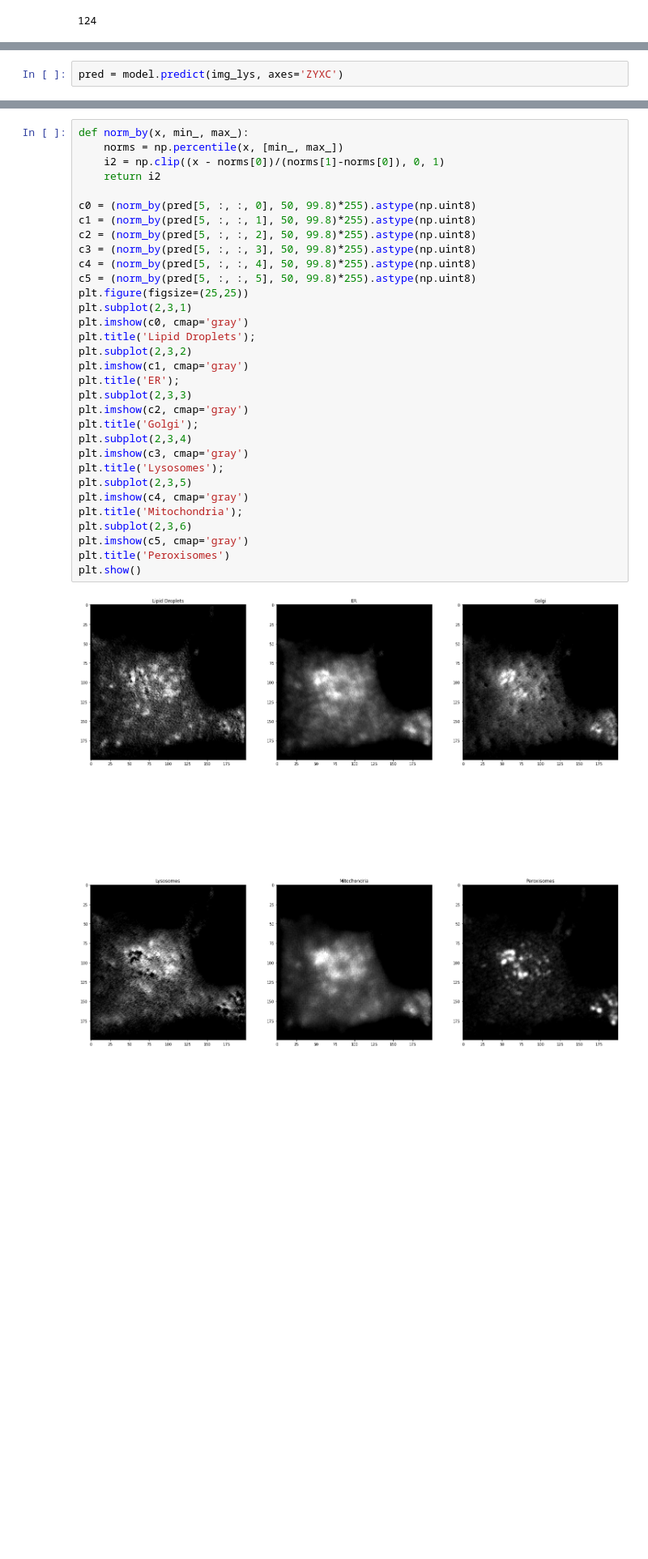
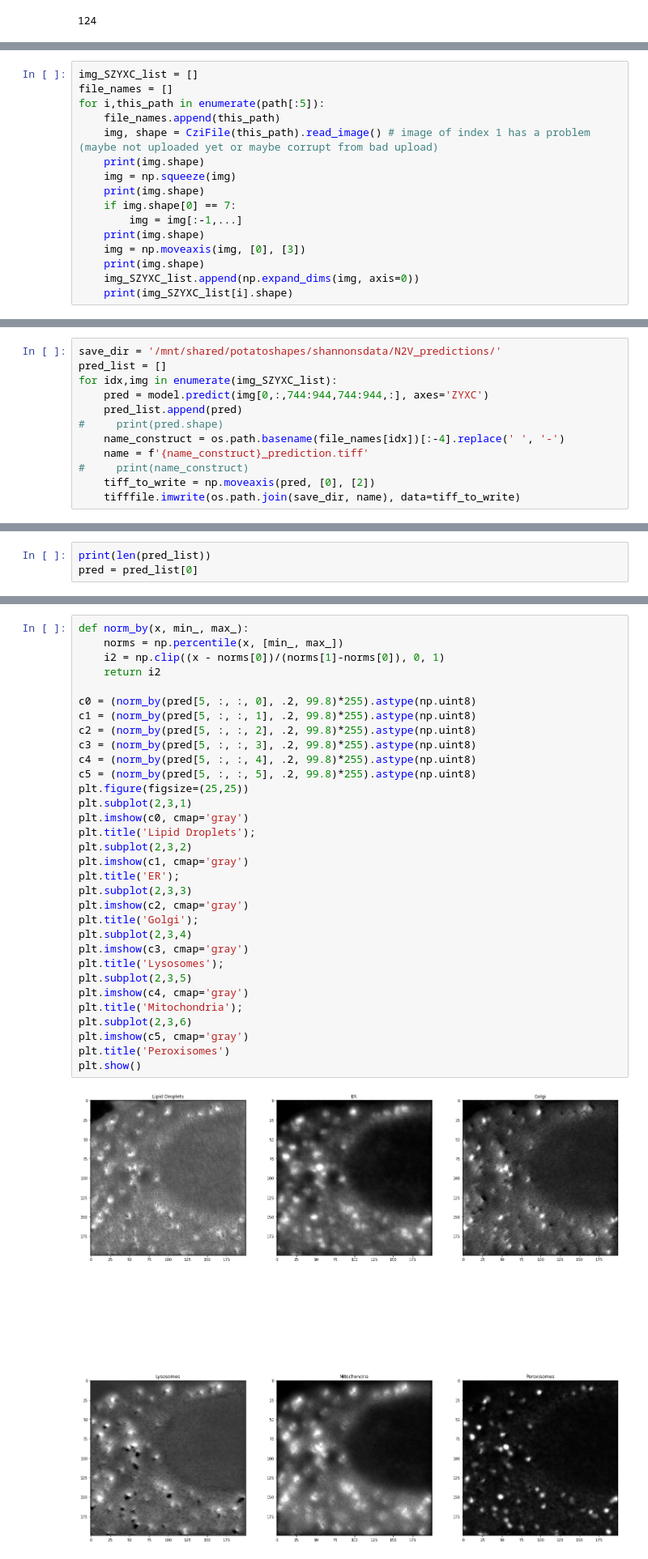
Before and after one commit to MichaelSNelson/DL_MBL_2022_1hot, a Jupyter notebook: Noise2Void_Lyso-predict.ipynb, the cells around one changed output, grey strips where cells are left out. Shown at 81% size. Cells and saved outputs as stored; diff of their text form; blank space fills up the shorter version.

Commit message:
Updated N2V for predictions of 6-channel images; using weights from model trained on 6-channel images

```diff
--- a/Noise2Void_Lyso-predict.ipynb
+++ b/Noise2Void_Lyso-predict.ipynb
@@ -57,0 +52,16 @@ print(img_SZYXC.shape)
+# %%
+img_SZYXC_list = []
+file_names = []
+for i,this_path in enumerate(path[:5]):
+    file_names.append(this_path)
+    img, shape = CziFile(this_path).read_image() # image of index 1 has a problem (maybe not uploaded yet or maybe corrupt from bad upload)
+    print(img.shape)
+    img = np.squeeze(img)
+    print(img.shape)
+    if img.shape[0] == 7:
+        img = img[:-1,...]
+    print(img.shape)
+    img = np.moveaxis(img, [0], [3])
+    print(img.shape)
+    img_SZYXC_list.append(np.expand_dims(img, axis=0))
+    print(img_SZYXC_list[i].shape)
@@ -63,2 +92,0 @@ print(img_lys.shape)
-# %%
-pred = model.predict(img_lys, axes='ZYXC')
@@ -79,0 +108,12 @@ pred.shape
+# %%
+save_dir = '/mnt/shared/potatoshapes/shannonsdata/N2V_predictions/'
+pred_list = []
+for idx,img in enumerate(img_SZYXC_list):
+    pred = model.predict(img[0,:,744:944,744:944,:], axes='ZYXC')
+    pred_list.append(pred)
+#     print(pred.shape)
+    name_construct = os.path.basename(file_names[idx])[:-4].replace(' ', '-')
+    name = f'{name_construct}_prediction.tiff'
+#     print(name_construct)
+    tiff_to_write = np.moveaxis(pred, [0], [2])
+    tifffile.imwrite(os.path.join(save_dir, name), data=tiff_to_write)
@@ -79,0 +126,3 @@ pred.shape
+# %%
+print(len(pred_list))
+pred = pred_list[0]
@@ -80,34 +131,34 @@ pred.shape
 # %%
 def norm_by(x, min_, max_):
     norms = np.percentile(x, [min_, max_])
     i2 = np.clip((x - norms[0])/(norms[1]-norms[0]), 0, 1)
     return i2
 
-c0 = (norm_by(pred[5, :, :, 0], 50, 99.8)*255).astype(np.uint8)
-c1 = (norm_by(pred[5, :, :, 1], 50, 99.8)*255).astype(np.uint8)
-c2 = (norm_by(pred[5, :, :, 2], 50, 99.8)*255).astype(np.uint8)
-c3 = (norm_by(pred[5, :, :, 3], 50, 99.8)*255).astype(np.uint8)
-c4 = (norm_by(pred[5, :, :, 4], 50, 99.8)*255).astype(np.uint8)
-c5 = (norm_by(pred[5, :, :, 5], 50, 99.8)*255).astype(np.uint8)
+c0 = (norm_by(pred[5, :, :, 0], .2, 99.8)*255).astype(np.uint8)
+c1 = (norm_by(pred[5, :, :, 1], .2, 99.8)*255).astype(np.uint8)
+c2 = (norm_by(pred[5, :, :, 2], .2, 99.8)*255).astype(np.uint8)
+c3 = (norm_by(pred[5, :, :, 3], .2, 99.8)*255).astype(np.uint8)
+c4 = (norm_by(pred[5, :, :, 4], .2, 99.8)*255).astype(np.uint8)
+c5 = (norm_by(pred[5, :, :, 5], .2, 99.8)*255).astype(np.uint8)
 plt.figure(figsize=(25,25))
 plt.subplot(2,3,1)
 plt.imshow(c0, cmap='gray')
 plt.title('Lipid Droplets');
 plt.subplot(2,3,2)
 plt.imshow(c1, cmap='gray')
 plt.title('ER');
 plt.subplot(2,3,3)
 plt.imshow(c2, cmap='gray')
 plt.title('Golgi');
 plt.subplot(2,3,4)
 plt.imshow(c3, cmap='gray')
 plt.title('Lysosomes');
 plt.subplot(2,3,5)
 plt.imshow(c4, cmap='gray')
 plt.title('Mitochondria');
 plt.subplot(2,3,6)
 plt.imshow(c5, cmap='gray')
 plt.title('Peroxisomes')
 plt.show()
 # %% [output]
-[figure, old version]
+[figure, new version]
```
Also changed, not shown: parts of 16 cells of this notebook.
